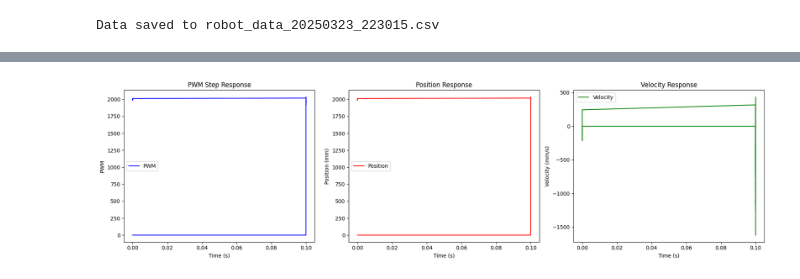
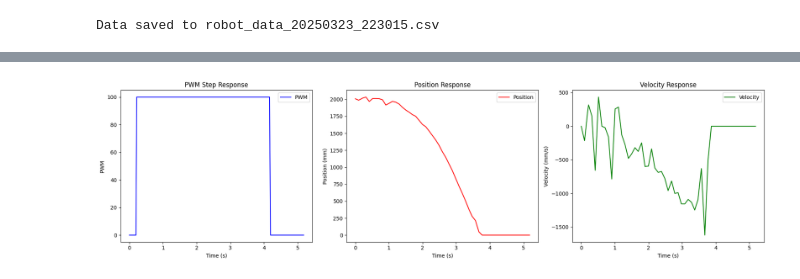
Before and after one commit to akinfelami/fastrobots, a Jupyter notebook: ble_robot_1.2/ble_python/lab7.ipynb, the cells around one changed output, grey strips where cells are left out. Drawn from its saved outputs; the diff is of its cells as text; code cells hidden in the pictures.

```diff
--- a/ble_robot_1.2/ble_python/lab7.ipynb
+++ b/ble_robot_1.2/ble_python/lab7.ipynb
@@ -82,39 +82,40 @@ print(results.shape)
 # Now create the plots
 # Convert results to numpy array for easier handling
 data = np.array(results)
 time_ms = data[:, 0]
-distance = data[:, 1]
-velocity = data[:, 2]
+pwm = data[:, 1]
+distance = data[:, 2]
+velocity = data[:, 3]
 
 # Convert time to seconds
 # Normalize to start at 0 and convert to seconds
 time_s = (time_ms - time_ms[0]) / 1000.0
 
 # Create figure with three subplots in a row
 fig, (ax1, ax2, ax3) = plt.subplots(1, 3, figsize=(18, 5))
 
-# # Plot PWM vs Time
-# ax1.plot(time_s, pwm, 'b-', label='PWM')
-# ax1.set_ylabel('PWM')
-# ax1.set_xlabel('Time (s)')
-# ax1.set_title('PWM Step Response')
-# ax1.legend()
+# Plot PWM vs Time
+ax1.plot(time_s, pwm, 'b-', label='PWM')
+ax1.set_ylabel('PWM')
+ax1.set_xlabel('Time (s)')
+ax1.set_title('PWM Step Response')
+ax1.legend()
 
 # Plot Position (Distance) vs Time
 ax2.plot(time_s, distance, 'r-', label='Position')
 ax2.set_ylabel('Position (mm)')
 ax2.set_xlabel('Time (s)')
 ax2.set_title('Position Response')
 ax2.legend()
 
 # Plot Velocity vs Time
 ax3.plot(time_s, velocity, 'g-', label='Velocity')
 ax3.set_xlabel('Time (s)')
 ax3.set_ylabel('Velocity (mm/s)')
 ax3.set_title('Velocity Response')
 ax3.legend()
 
 plt.tight_layout()
 plt.show()
 # %% [output]
-[figure, old version]
+[figure, new version]
```
Also changed, not shown: parts of 12 cells of this notebook, 3 other files.
